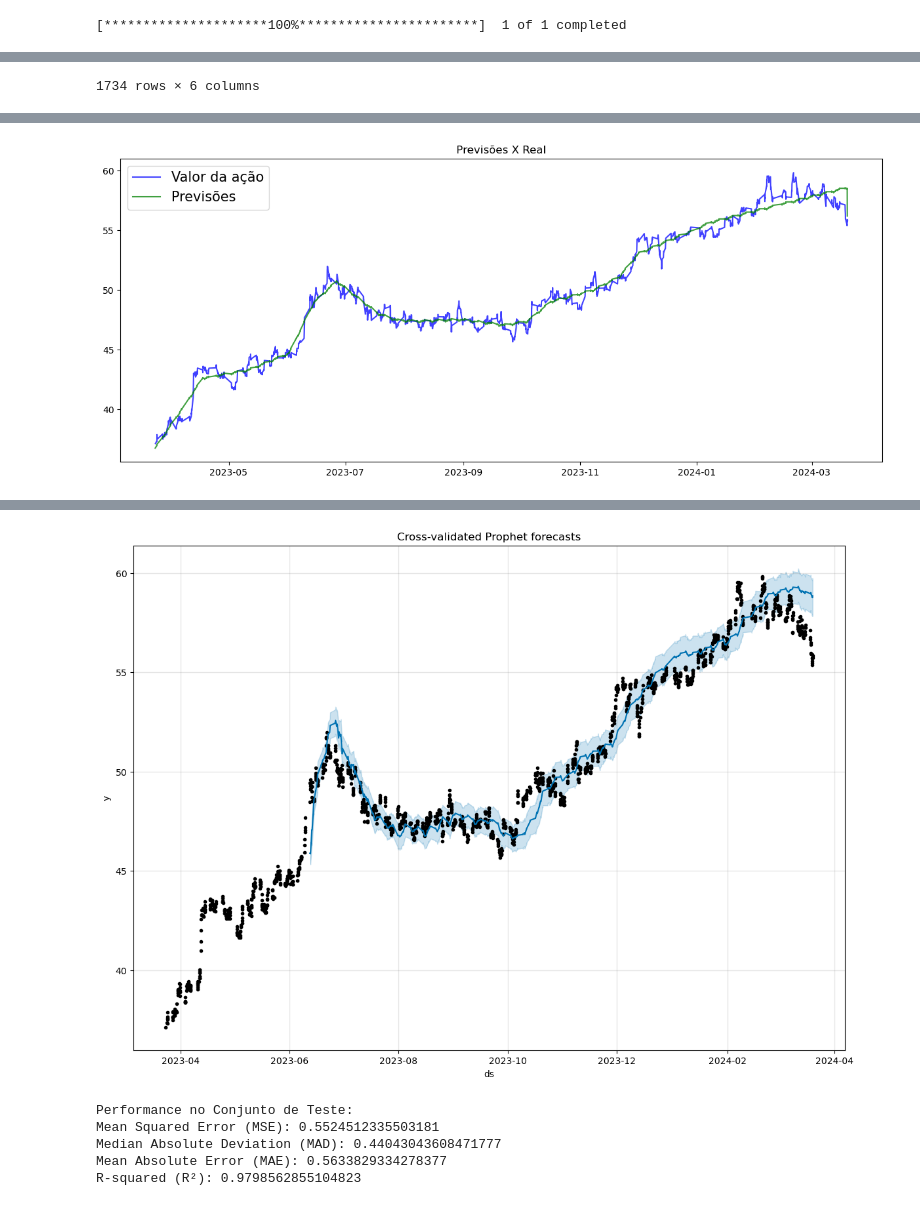
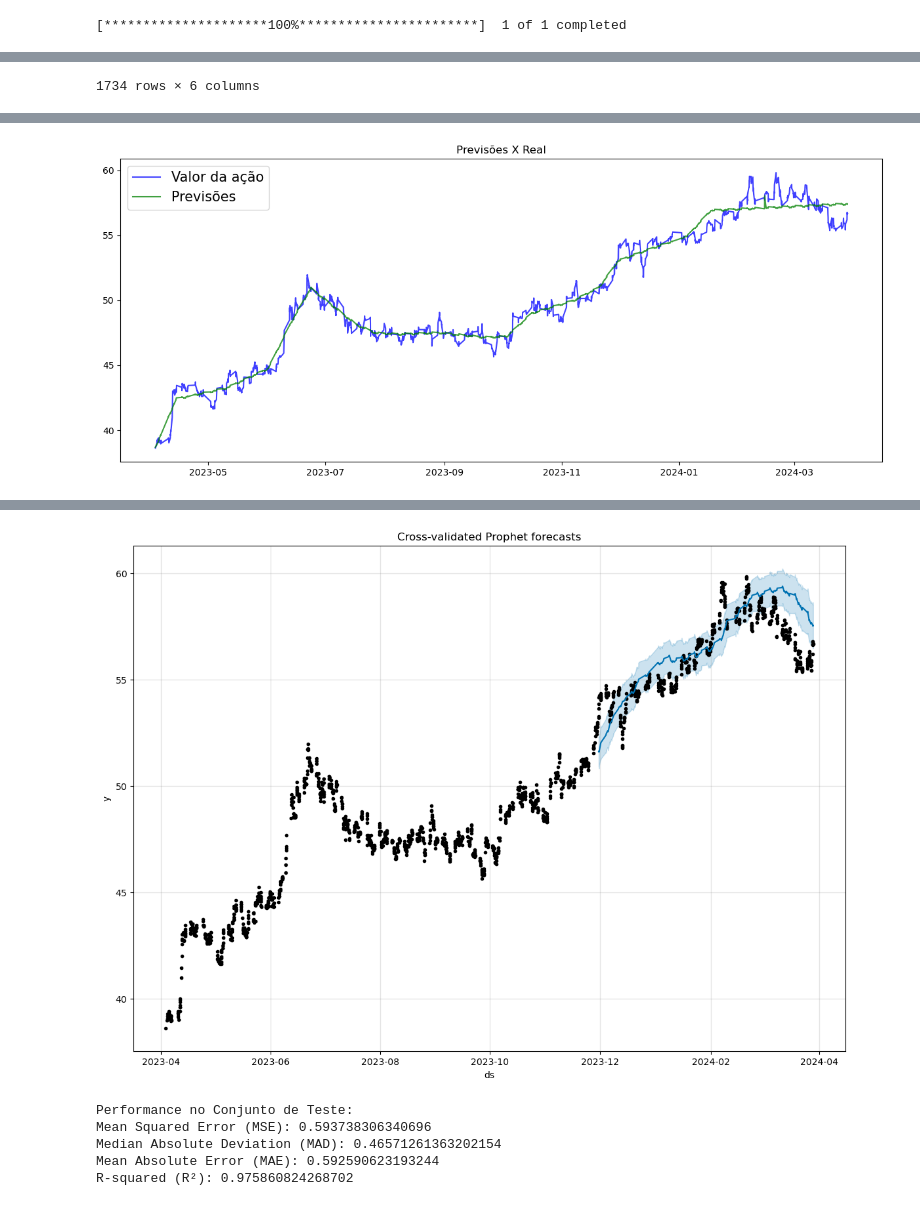
Before and after one commit to FranciscoVieiraN/stock_prediction, a Jupyter notebook: Prophet.ipynb, the cells around one changed output, grey strips where cells are left out. Cells and saved outputs as stored; diff of their text form; code cells hidden in the pictures.

```diff
--- a/Prophet.ipynb
+++ b/Prophet.ipynb
@@ -28,7 +32,7 @@ stock_data.info()
 data = stock_data[['Adj Close']].copy()
 data.index = pd.to_datetime(data.index)
 data['ds'] = data.index.strftime('%Y-%m-%d %H:%M:%S') #para os dados/hora
-#data['ds'] = data.index.strftime('%Y-%m-%d') para os dados/dia
+#data['ds'] = data.index.strftime('%Y-%m-%d') #para os dados/dia
 
 # Realização de análise técnica (Média Móvel Exponencial de 21 dias) e anexação ao dataset
 data.ta.ema(close='Adj Close', length=21, append=True)
@@ -81,7 +85,7 @@ pred_df.drop(labels='index', axis=1,inplace=True)
 pred_df.rename(columns={'ds': 'date', 'yhat': 'predicted price'}, inplace=True)
 
 # Execução da validação cruzada
-df_cv = cross_validation(m, initial='80 days', period='1 days', horizon='1 days')
+df_cv = cross_validation(m, initial='240 days', period='1 day', horizon='1 day')
 
 # Análise de desempenho da validação cruzada
 df_p = performance_metrics(df_cv)
@@ -135 +139 @@ memory usage: 94.8 KB
-[figure, old version]
+[figure, new version]
@@ -153,6 +157,6 @@ memory usage: 94.8 KB
-[figure, old version]
+[figure, new version]
 Performance no Conjunto de Teste:
-Mean Squared Error (MSE): 0.5524512335503181
-Median Absolute Deviation (MAD): 0.44043043608471777
-Mean Absolute Error (MAE): 0.5633829334278377
-R-squared (R²): 0.9798562855104823
+Mean Squared Error (MSE): 0.593738306340696
+Median Absolute Deviation (MAD): 0.46571261363202154
+Mean Absolute Error (MAE): 0.592590623193244
+R-squared (R²): 0.975860824268702
```
Also changed, not shown: parts of 4 cells of this notebook, 5 other files.
